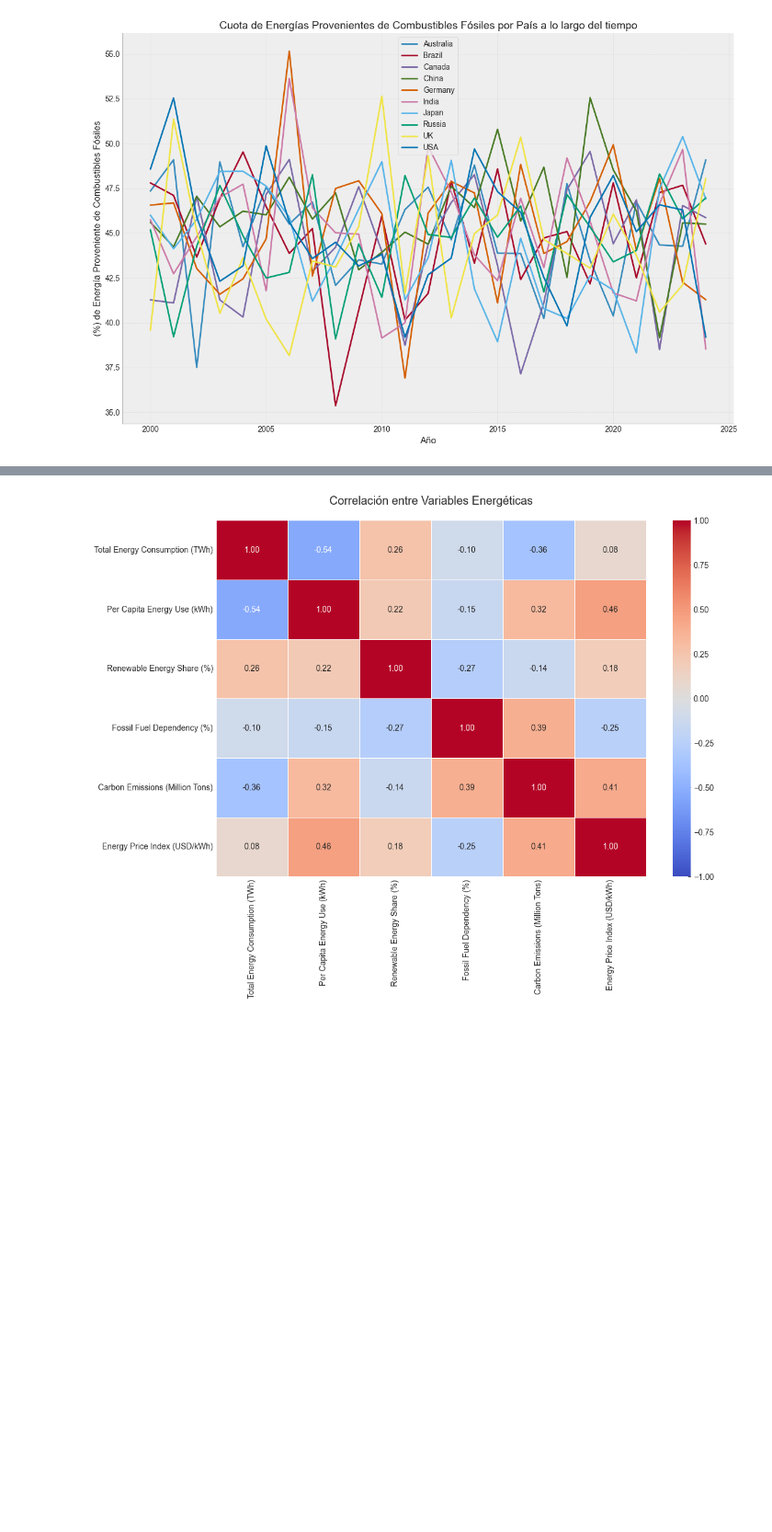
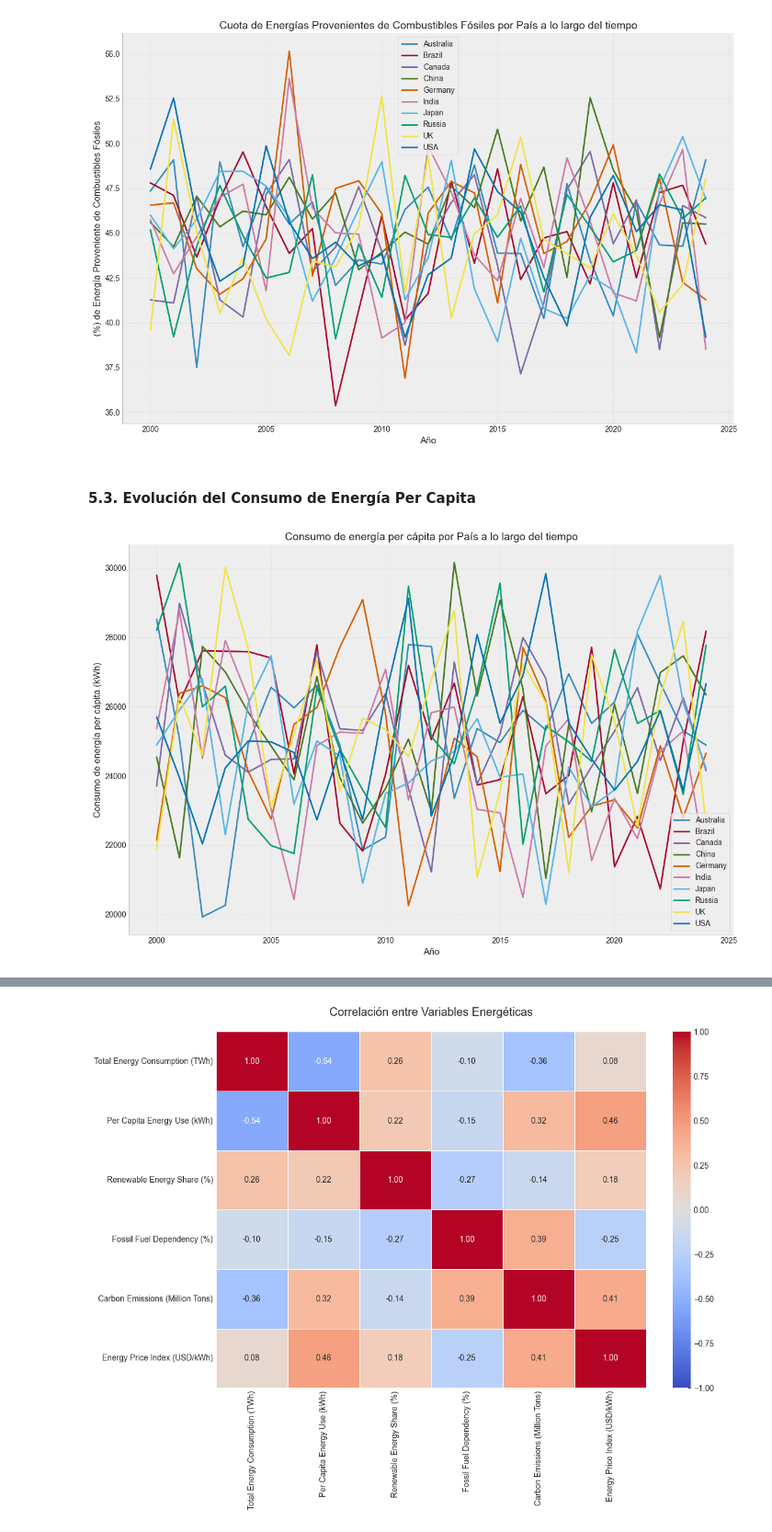
Before and after one commit to juanma200109/Analisis-de-Consumo-de-Energia-Global, a Jupyter notebook: notebooks/Consumo_de_Energia_Global_2000-2024.ipynb, the cells around one changed output, grey strips where cells are left out. Shown at 92% size. Drawn from its saved outputs; the diff is of its cells as text; code cells hidden in the pictures; blank space fills up the shorter version.

```diff
--- a/notebooks/Consumo_de_Energia_Global_2000-2024.ipynb
+++ b/notebooks/Consumo_de_Energia_Global_2000-2024.ipynb
@@ -394,3 +394,10 @@ viz.crear_graf_lineas(df, 'Country', 'Year', 'Fossil Fuel Dependency (%)', 'Año
 # display(widget_grafico)
 # %% [output]
 [figure]
+# %% [markdown]
+#### 5.3. Evolución del Consumo de Energía Per Capita
+# %%
+# Creando un gráfico de líneas por país de la métrica Per Capita Energy Use (kWh)
+viz.crear_graf_lineas(df, 'Country', 'Year', 'Per Capita Energy Use (kWh)', 'Año', 'Consumo de energía per cápita (kWh)', 'Consumo de energía per cápita por País a lo largo del tiempo')
+# %% [output]
+[figure, added]
```
Also changed, not shown: parts of 10 cells of this notebook, 2 other files.
